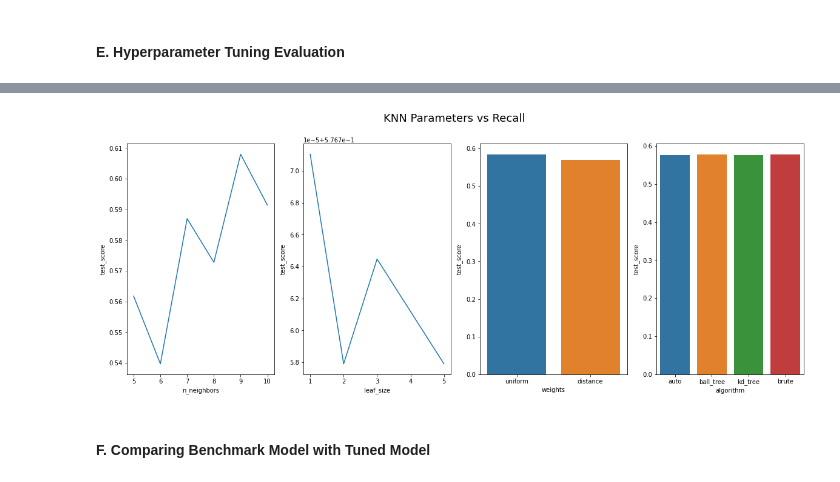
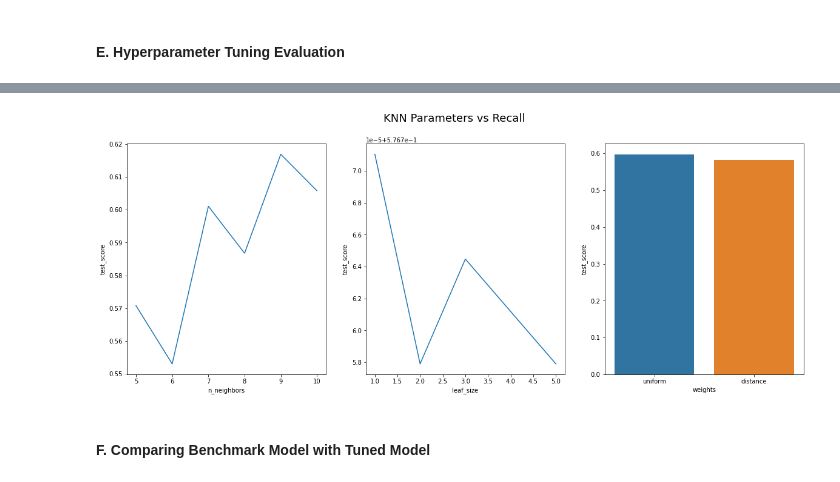
Before and after one commit to briannrl/TERM-DEPOSIT-PREDICTION, a Jupyter notebook: bank/Modelling.ipynb, the cells around one changed output, grey strips where cells are left out. Saved outputs shown, nothing was run; the diff lists cells and outputs as text; code cells hidden in the pictures.

```diff
--- a/bank/Modelling.ipynb
+++ b/bank/Modelling.ipynb
@@ -337,18 +483,18 @@ n_neighbors_knn_df = pd.DataFrame({'n_neighbors':cv_result_knn['n_neighbors'].un
 # %%
 mts_list_knn = []
 
-for elm in cv_result_knn['leaf_size'].unique():
-    mean_elm = cv_result_knn[cv_result_knn['leaf_size']==elm]['mean_test_score'].mean()
+for elm in cv_result_knn['param_clf__leaf_size'].unique():
+    mean_elm = cv_result_knn[cv_result_knn['param_clf__leaf_size']==elm]['mean_test_score'].mean()
     mts_list_knn.append(mean_elm)
 # %%
-leaf_size_knn_df = pd.DataFrame({'leaf_size':cv_result_knn['leaf_size'].unique(),
+leaf_size_knn_df = pd.DataFrame({'leaf_size':cv_result_knn['param_clf__leaf_size'].unique(),
                                   'test_score':mts_list_knn})
 # %%
 mts_list_knn = []
 
-for elm in cv_result_knn['weights'].unique():
-    mean_elm = cv_result_knn[cv_result_knn['weights']==elm]['mean_test_score'].mean()
+for elm in cv_result_knn['param_clf__weights'].unique():
+    mean_elm = cv_result_knn[cv_result_knn['param_clf__weights']==elm]['mean_test_score'].mean()
     mts_list_knn.append(mean_elm)
 # %%
-weights_knn_df = pd.DataFrame({'weights':cv_result_knn['weights'].unique(),
+weights_knn_df = pd.DataFrame({'weights':cv_result_knn['param_clf__weights'].unique(),
                                   'test_score':mts_list_knn})
@@ -364,15 +501,14 @@ algorithm_knn_df = pd.DataFrame({'algorithm':cv_result_knn['algorithm'].unique()
 # %%
-fig, ax = plt.subplots(1,4,figsize=(20,7))
+fig, ax = plt.subplots(1,3,figsize=(20,7))
 plt.suptitle("KNN Parameters vs Recall", size=18)
 
 sns.lineplot(data=n_neighbors_knn_df, x='n_neighbors', y='test_score', ax=ax[0])
 sns.lineplot(data=leaf_size_knn_df, x='leaf_size', y='test_score', ax=ax[1])
 sns.barplot(data=weights_knn_df, x='weights', y='test_score', ax=ax[2])
-sns.barplot(data=algorithm_knn_df, x='algorithm', y='test_score', ax=ax[3])
 
 plt.show()
 # %% [output]
-[figure, old version]
+[figure, new version]
 # %% [markdown]
 #### __F. Comparing Benchmark Model with Tuned Model__
 # %%
```
Also changed, not shown: parts of 166 cells of this notebook, 5 other files.
